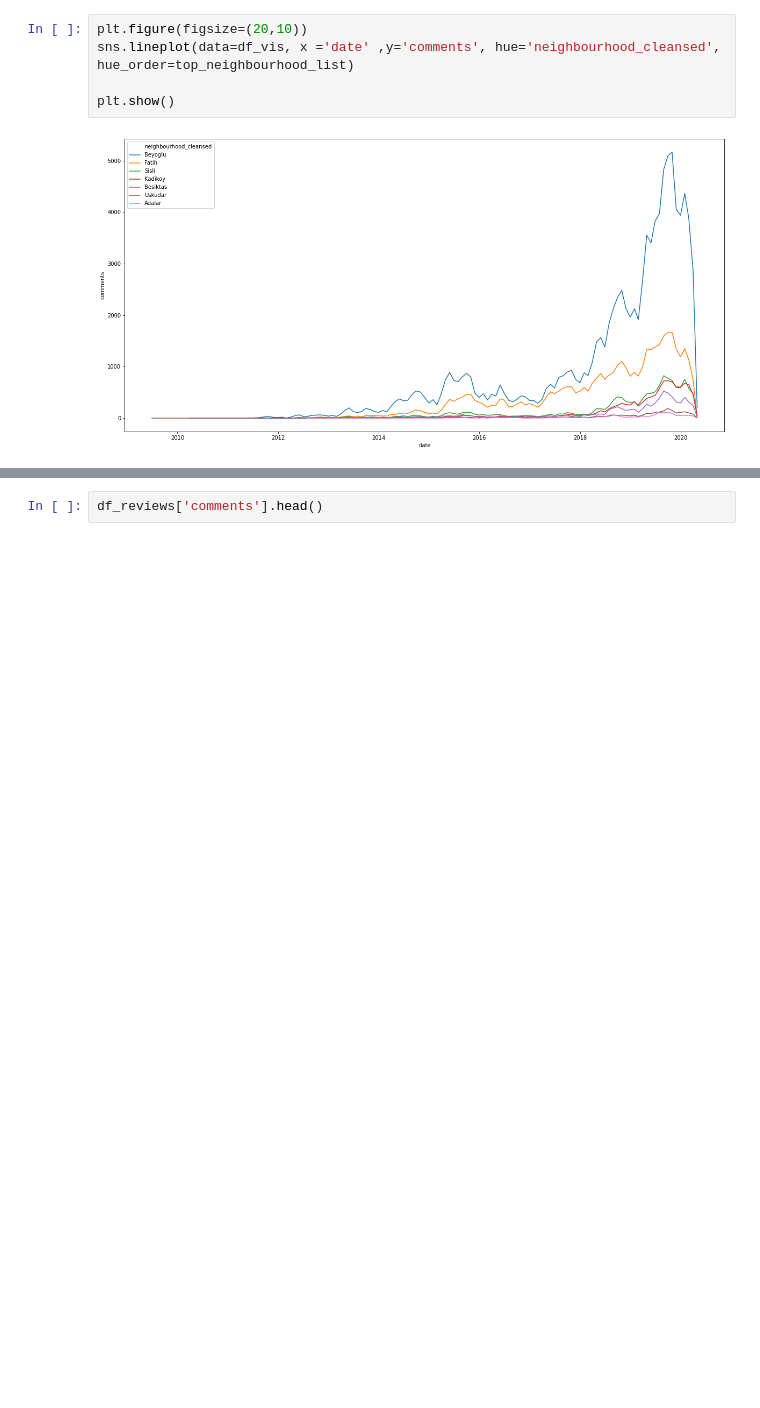
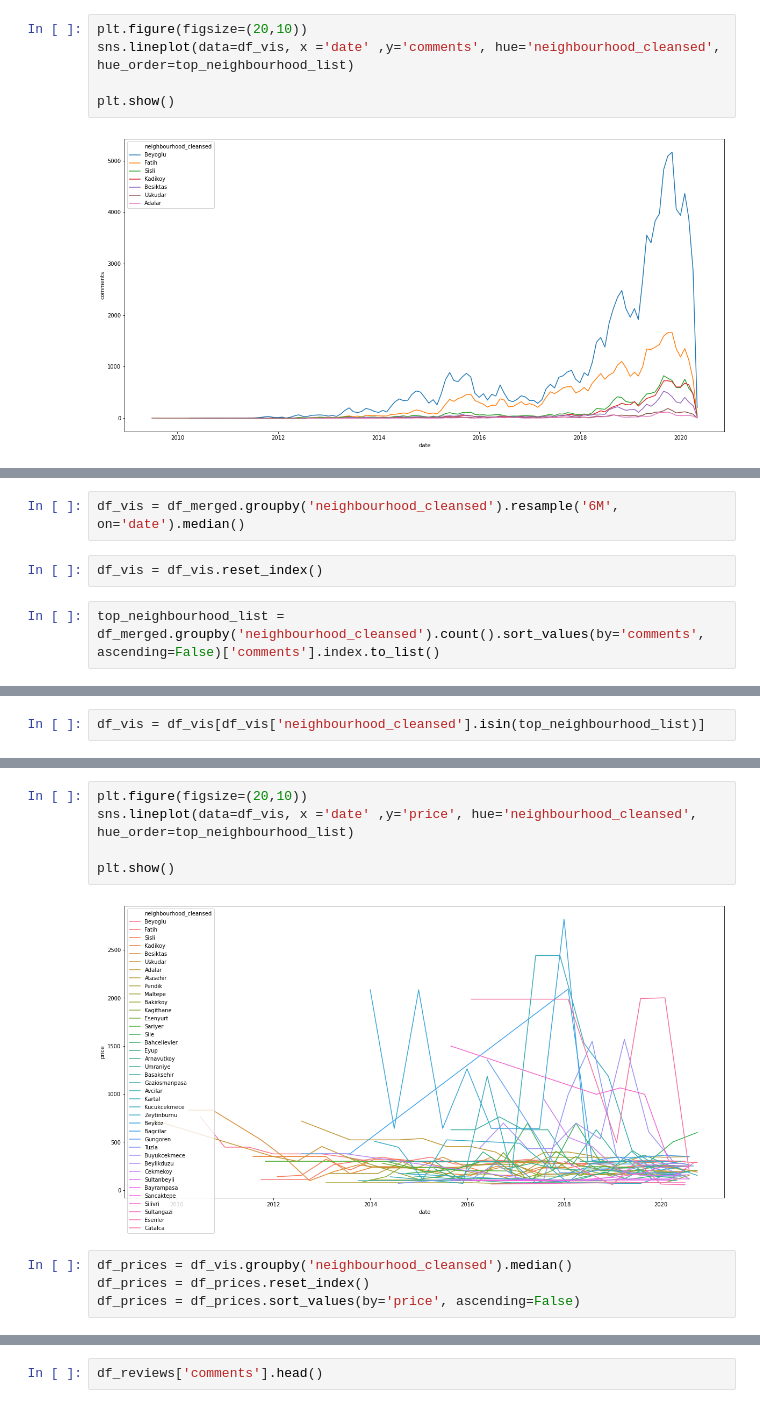
Before and after one commit to OzanGenc/Airbnb-Istanbul-ReviewScorePrediction, a Jupyter notebook: WordCloud.ipynb, the cells around one changed output, grey strips where cells are left out. Saved outputs shown, nothing was run; the diff lists cells and outputs as text; blank space fills up the shorter version.

```diff
--- a/WordCloud.ipynb
+++ b/WordCloud.ipynb
@@ -100,0 +162,6 @@ plt.show()
+# %%
+df_vis = df_merged.groupby('neighbourhood_cleansed').resample('6M', on='date').median()
+# %%
+df_vis = df_vis.reset_index()
+# %%
+top_neighbourhood_list = df_merged.groupby('neighbourhood_cleansed').count().sort_values(by='comments', ascending=False)['comments'].index.to_list()
@@ -100,0 +188,2 @@ plt.show()
+# %%
+df_vis = df_vis[df_vis['neighbourhood_cleansed'].isin(top_neighbourhood_list)]
@@ -100,0 +206,11 @@ plt.show()
+# %%
+plt.figure(figsize=(20,10))
+sns.lineplot(data=df_vis, x ='date' ,y='price', hue='neighbourhood_cleansed', hue_order=top_neighbourhood_list)
+
+plt.show()
+# %% [output]
+[figure, added]
+# %%
+df_prices = df_vis.groupby('neighbourhood_cleansed').median()
+df_prices = df_prices.reset_index()
+df_prices = df_prices.sort_values(by='price', ascending=False)
```
Also changed, not shown: parts of 26 cells of this notebook.
